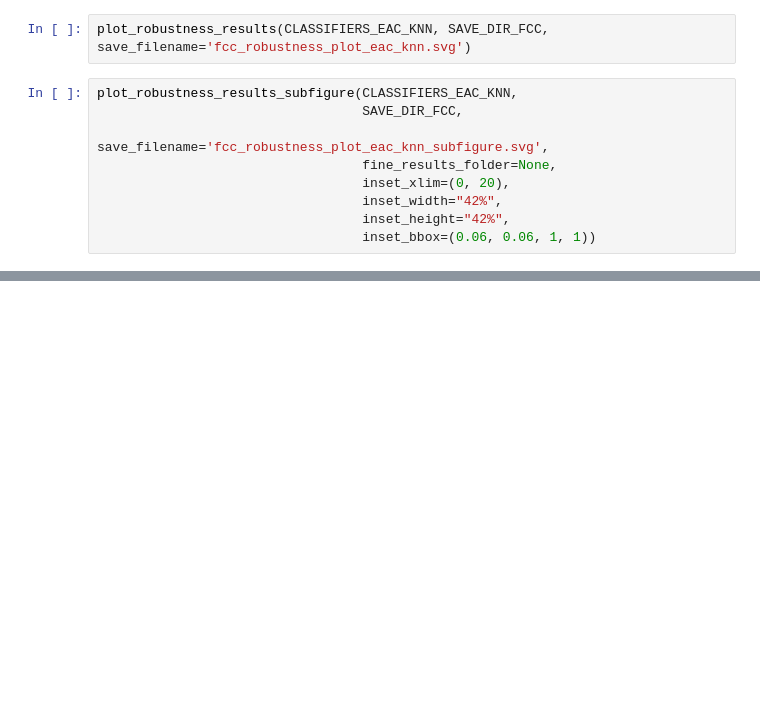
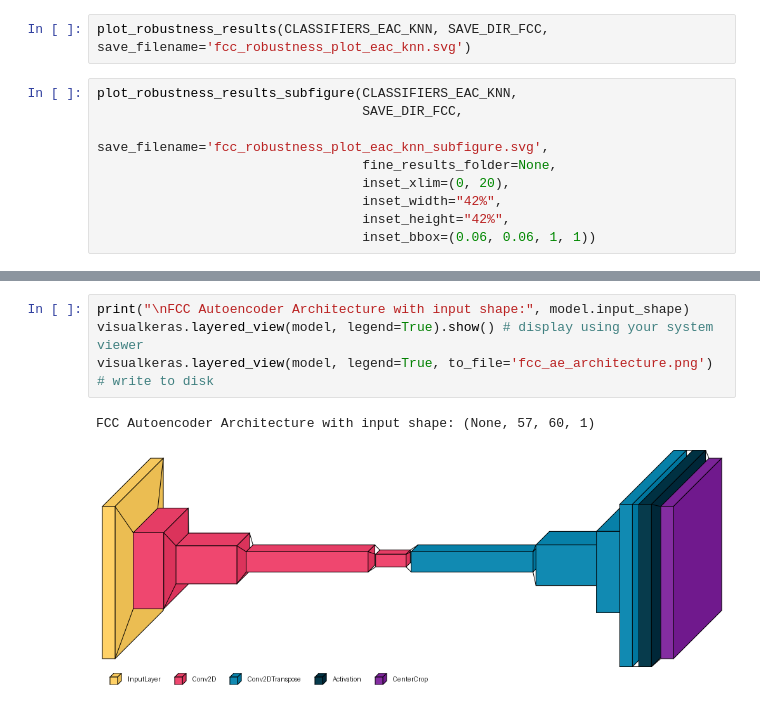
Before and after one commit to GianMan89/Alarm_Flood_Classification_Label_Noise, a Jupyter notebook: notebook.ipynb, the cells around one changed output, grey strips where cells are left out. Cells and saved outputs as stored; diff of their text form; blank space fills up the shorter version.

```diff
--- a/notebook.ipynb
+++ b/notebook.ipynb
@@ -1090,0 +1179,7 @@ plot_robustness_results_subfigure(CLASSIFIERS_EAC_KNN,
+# %%
+print("\nFCC Autoencoder Architecture with input shape:", model.input_shape)
+visualkeras.layered_view(model, legend=True).show() # display using your system viewer
+visualkeras.layered_view(model, legend=True, to_file='fcc_ae_architecture.png') # write to disk
+# %% [output]
+FCC Autoencoder Architecture with input shape: (None, 57, 60, 1)
+[figure, added]
```
Also changed, not shown: parts of 6 cells of this notebook, 10 other files.
